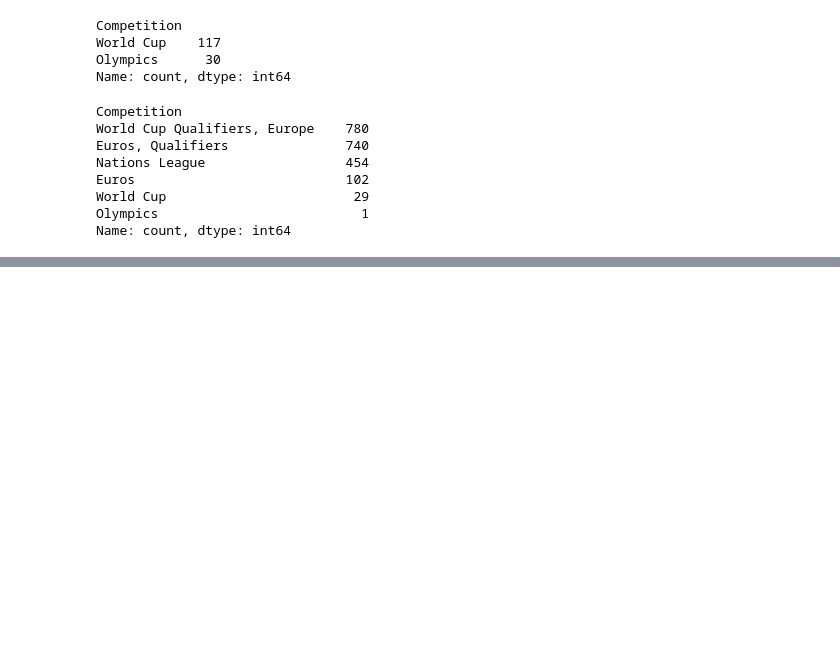
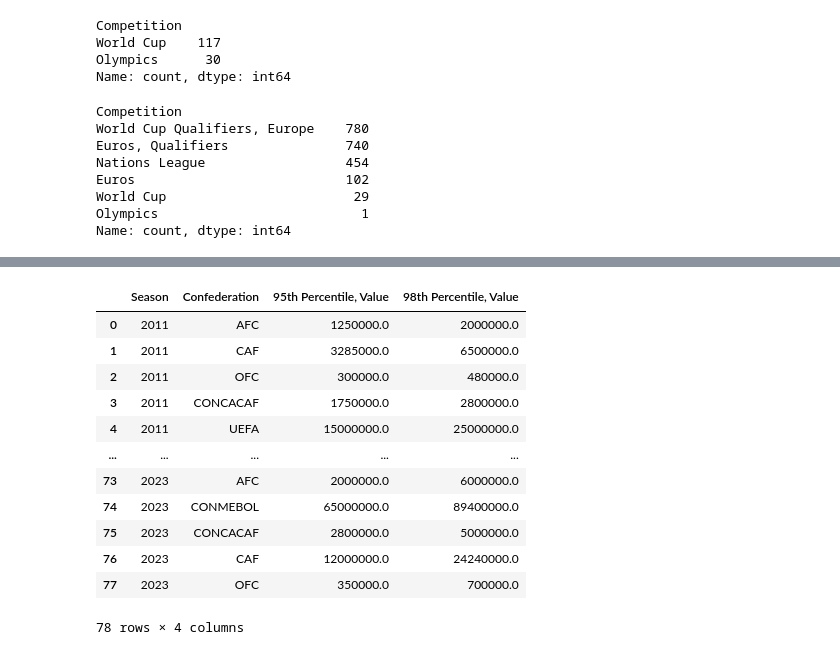
Before and after one commit to finnlsmith/footy_project_market_value_rankings, a Jupyter notebook: Analysis_Q1/create_cross_section_scripts.ipynb, the cells around one changed output, grey strips where cells are left out. Saved outputs shown, nothing was run; the diff lists cells and outputs as text; code cells hidden in the pictures; blank space fills up the shorter version.

```diff
--- a/Analysis_Q1/create_cross_section_scripts.ipynb
+++ b/Analysis_Q1/create_cross_section_scripts.ipynb
@@ -750,0 +883,15 @@ win_pct_stats
+# %%
+not_found_set = []
+for index, row in market_value_data.iterrows():
+    country = row['Nationality']
+    if country in latest_match_data['Team.2.Name'].unique():
+        market_value_data.at[index, 'Confederation'] = latest_match_data[latest_match_data['Team.2.Name'] == country]['Team.2.Confederation'].unique()[0]
+    else:
+        confederation = fifa_confederations[f"{country}"]
+        market_value_data.at[index, 'Confederation'] = confederation
+        # if country in not_found_set:
+        #     0==0
+        # else:
+        #     not_found_set.append(country)
+        #     confederation = fifa_confederations[f"{country}"]
+        #     market_value_data.at[index, 'Confederation'] = confederation
@@ -750,0 +911,29 @@ win_pct_stats
+# %%
+seasons_percentiles_DF_confederations = pd.DataFrame()
+for confederation in market_value_data['Confederation'].unique():
+    for season in market_value_data['Season'].unique():
+        percentiles_values = plot_data_mv_confederation(market_value_data[(market_value_data['Season'] == season) & (market_value_data['Confederation'] == confederation)])
+        new_row = {
+            'Season': season,
+            'Confederation': confederation,
+            '95th Percentile, Value': percentiles_values[0],
+            '98th Percentile, Value': percentiles_values[1],
+        }
+        new_row_df = pd.DataFrame([new_row])
+        seasons_percentiles_DF_confederations = pd.concat([seasons_percentiles_DF_confederations, new_row_df], ignore_index=True)
+seasons_percentiles_DF_confederations = seasons_percentiles_DF_confederations.sort_values('Season').reset_index().drop(columns={'index'})
+seasons_percentiles_DF_confederations
+# %% [output]
+|  | Season | Confederation | 95th Percentile, Value | 98th Percentile, Value |
+| 0 | 2011 | AFC | 1250000.0 | 2000000.0 |
+| 1 | 2011 | CAF | 3285000.0 | 6500000.0 |
+| 2 | 2011 | OFC | 300000.0 | 480000.0 |
+| 3 | 2011 | CONCACAF | 1750000.0 | 2800000.0 |
+| 4 | 2011 | UEFA | 15000000.0 | 25000000.0 |
+| ... | ... | ... | ... | ... |
+| 73 | 2023 | AFC | 2000000.0 | 6000000.0 |
+| 74 | 2023 | CONMEBOL | 65000000.0 | 89400000.0 |
+| 75 | 2023 | CONCACAF | 2800000.0 | 5000000.0 |
+| 76 | 2023 | CAF | 12000000.0 | 24240000.0 |
+| 77 | 2023 | OFC | 350000.0 | 700000.0 |
+78 rows × 4 columns
```
Also changed, not shown: parts of 14 cells of this notebook, 34 other files.
